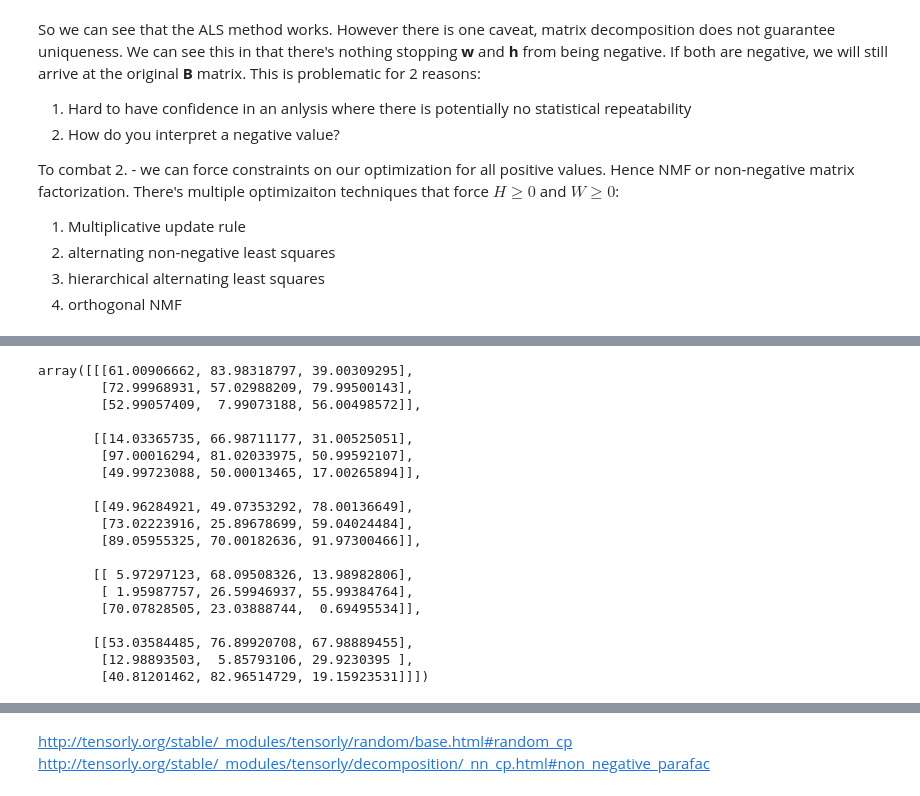
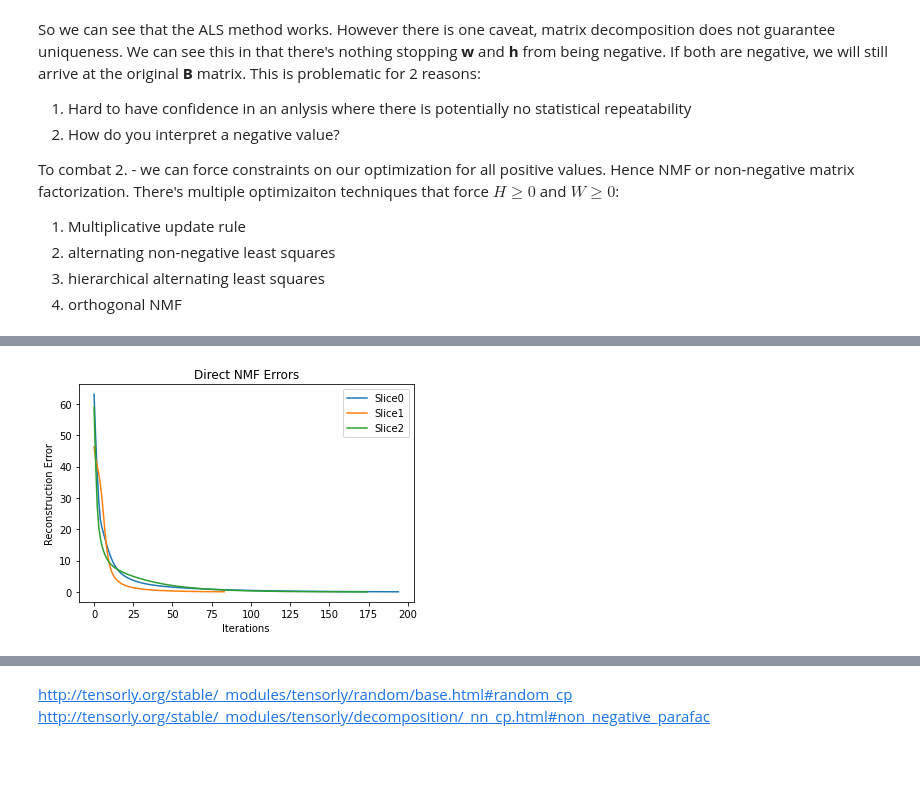
Before and after one commit to Mooseburger1/scratch_papers, a Jupyter notebook: Topic_Analysis/scratch_work/scratch.ipynb, the cells around one changed output, grey strips where cells are left out. Drawn from its saved outputs; the diff is of its cells as text; code cells hidden in the pictures; blank space fills up the shorter version.

```diff
--- a/Topic_Analysis/scratch_work/scratch.ipynb
+++ b/Topic_Analysis/scratch_work/scratch.ipynb
@@ -491,6 +492,8 @@ def reconstruction_error(M, H, W):
     error = np.linalg.norm(error, ord=2)
 
     return error
+# %%
+test = np.random.randint(0,100, size=(4,3))
 # %%
 h,w, e = MUR(test, 3, 100)
 # %%
@@ -512,7 +513,7 @@ def direct_NMF(T, rank, iters, tol=1e-3, plot_errors=False):
 
     H_s = []
     W_s = []
-
+    errs = []
     m,n,o = T.shape
 
     for i in range(o):
@@ -520,17 +521,22 @@ def direct_NMF(T, rank, iters, tol=1e-3, plot_errors=False):
         sliced = T[:,:,i]
 
         H,W, errors = MUR(M=sliced, d=rank, iters=iters, tol=tol)
+        errs.append(errors)
 
-        if plot_errors:
-            plt.figure()
-            plt.plot(range(len(errors)), errors)
-            plt.title(f'Slice {i}')
-            plt.xlabel('Iterations')
-            plt.ylabel('Reconstruction Error')
+
+
 
         H_s.append(H)
         W_s.append(W)
+    if plot_errors:
 
+            plt.figure()
+            for pos, e in enumerate(errs):
+                plt.plot(range(len(e)), e, label=f'Slice{pos}')
+            plt.xlabel('Iterations')
+            plt.ylabel('Reconstruction Error')
+            plt.title('Direct NMF Errors')
+            plt.legend()
     return H_s, W_s
 # %%
 def fixed_NMF(T, rank, iters, tol=1e-3, plot_errors=False):
@@ -600,24 +617,4 @@ h,ws,e = fixed_NMF(T=tensor_test, rank=5, iters=200)
 # %%
-hs,ws = direct_NMF(tensor_test, rank=4, iters=200, tol=1e-3, plot_errors=False)
+hs,ws = direct_NMF(tensor_test, rank=7, iters=200, tol=1e-3, plot_errors=True)
+# %% [output]
+[figure, added]
-# %%
-np.dstack([h@ws[0].T, h@ws[1].T, h@ws[2].T])
-# %% [output]
-array([[[61.00906662, 83.98318797, 39.00309295],
-        [72.99968931, 57.02988209, 79.99500143],
-        [52.99057409,  7.99073188, 56.00498572]],
-
-       [[14.03365735, 66.98711177, 31.00525051],
-        [97.00016294, 81.02033975, 50.99592107],
-        [49.99723088, 50.00013465, 17.00265894]],
-
-       [[49.96284921, 49.07353292, 78.00136649],
-        [73.02223916, 25.89678699, 59.04024484],
-        [89.05955325, 70.00182636, 91.97300466]],
-
-       [[ 5.97297123, 68.09508326, 13.98982806],
-        [ 1.95987757, 26.59946937, 55.99384764],
-        [70.07828505, 23.03888744,  0.69495534]],
-
-       [[53.03584485, 76.89920708, 67.98889455],
-        [12.98893503,  5.85793106, 29.9230395 ],
-        [40.81201462, 82.96514729, 19.15923531]]])
```
Also changed, not shown: parts of 22 cells of this notebook.
